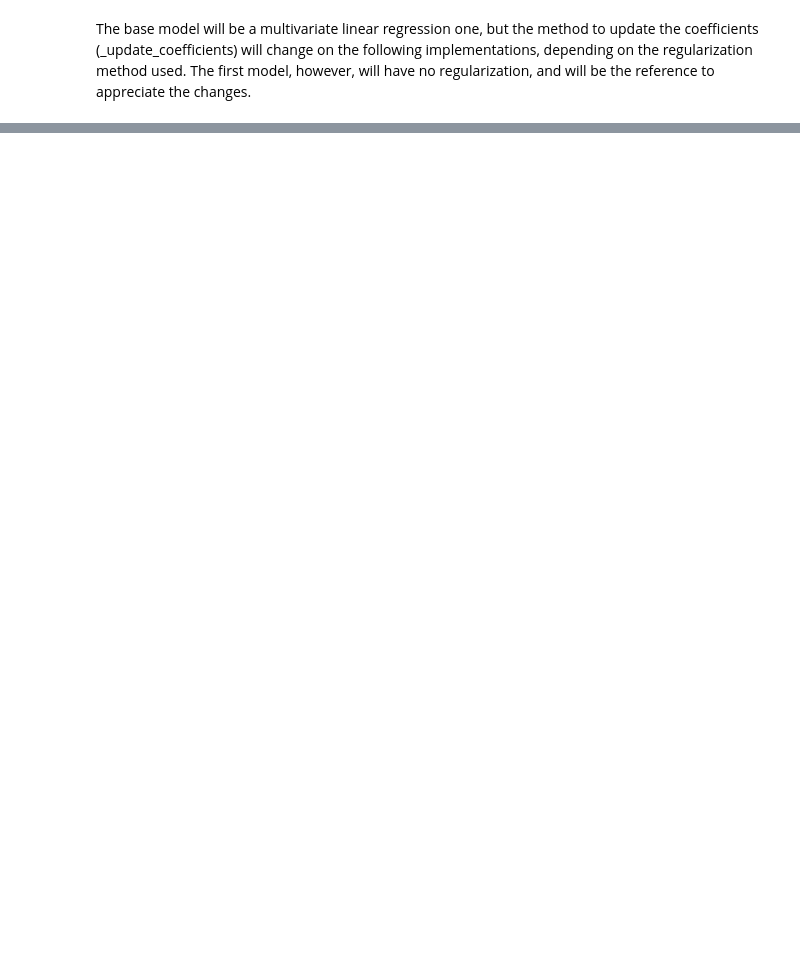
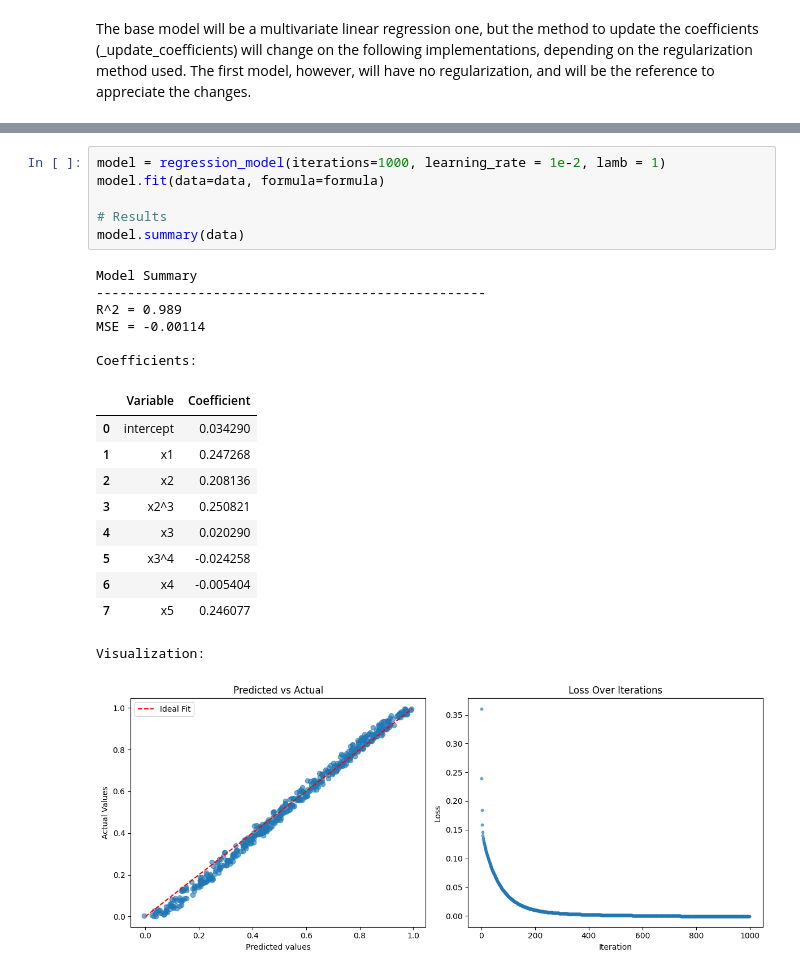
Before and after one commit to DomingoPC/ml-models, a Jupyter notebook: regularization.ipynb, the cells around one changed output, grey strips where cells are left out. Saved outputs shown, nothing was run; the diff lists cells and outputs as text; blank space fills up the shorter version.

```diff
--- a/regularization.ipynb
+++ b/regularization.ipynb
@@ -267,0 +477,24 @@ Visualization:
+# %%
+model = regression_model(iterations=1000, learning_rate = 1e-2, lamb = 1)
+model.fit(data=data, formula=formula)
+
+# Results
+model.summary(data)
+# %% [output]
+Model Summary
+--------------------------------------------------
+R^2 = 0.989
+MSE = -0.00114
+
+Coefficients:
+|  | Variable | Coefficient |
+| 0 | intercept | 0.034290 |
+| 1 | x1 | 0.247268 |
+| 2 | x2 | 0.208136 |
+| 3 | x2^3 | 0.250821 |
+| 4 | x3 | 0.020290 |
+| 5 | x3^4 | -0.024258 |
+| 6 | x4 | -0.005404 |
+| 7 | x5 | 0.246077 |
+Visualization:
+[figure, added]
```
Also changed, not shown: parts of 15 cells of this notebook.
